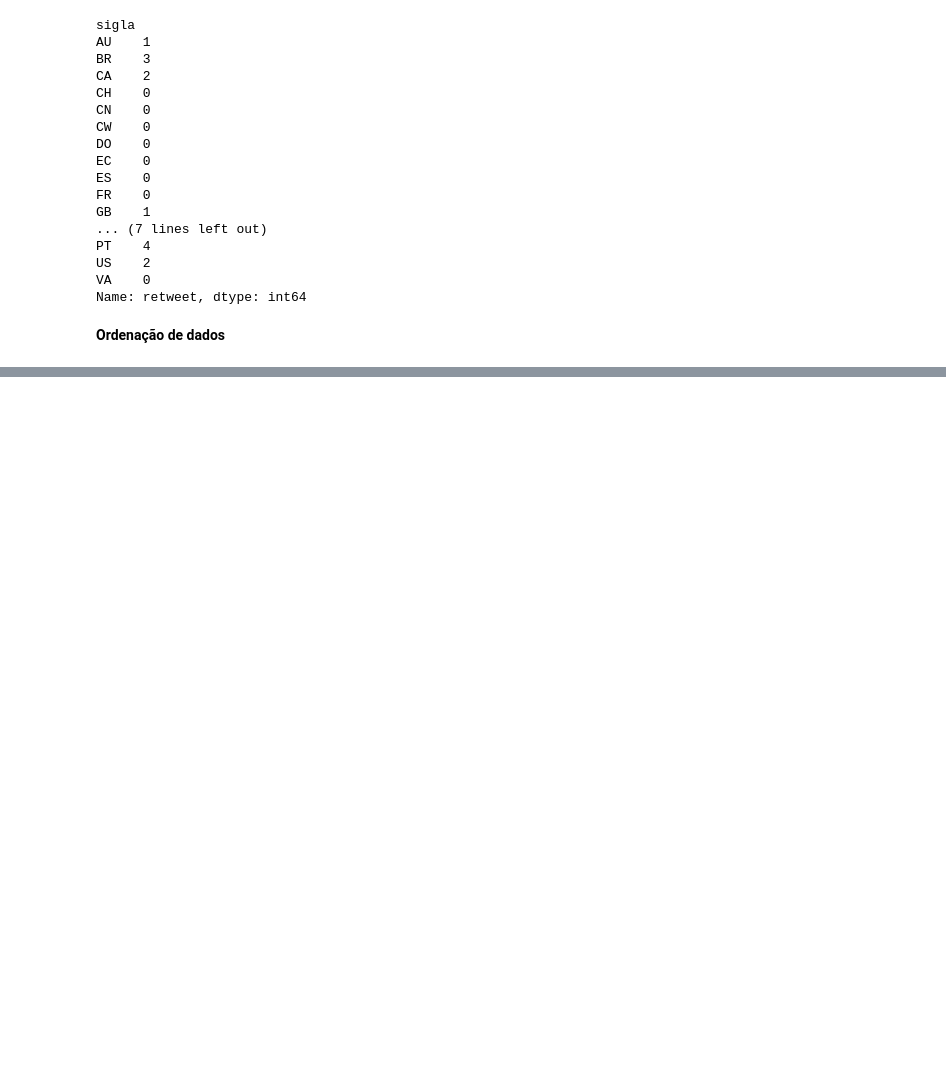
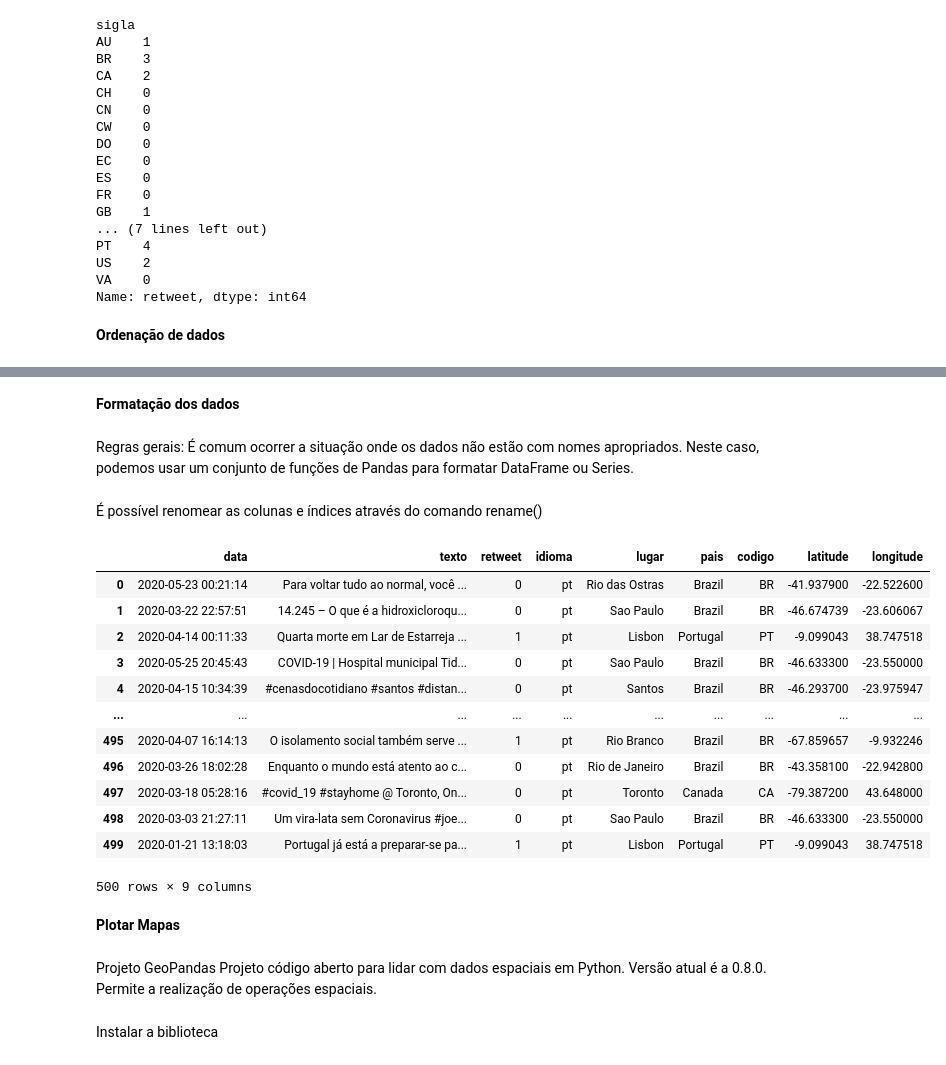
Before and after one commit to RubenSicchar/Lab-de-Ci-ncia-de-Dados-com-Python-e-Pandas, a Jupyter notebook: Untitled6.ipynb, the cells around one changed output, grey strips where cells are left out. Saved outputs shown, nothing was run; the diff lists cells and outputs as text; code cells hidden in the pictures; blank space fills up the shorter version.

```diff
--- a/Untitled6.ipynb
+++ b/Untitled6.ipynb
@@ -504,0 +680,34 @@ Name: retweet, dtype: int64
+# %% [markdown]
+**Formatação dos dados**
+# %% [markdown]
+Regras gerais:
+É comum ocorrer a situação onde os dados não estão com nomes apropriados.
+Neste caso, podemos usar um conjunto de funções de Pandas para formatar DataFrame ou Series.
+# %% [markdown]
+É possível renomear as colunas e índices através do comando rename()
+# %%
+#@title
+dados.rename(columns={'sigla': 'codigo'})
+# %% [output]
+|  | data | texto | retweet | idioma | lugar | pais | codigo | latitude | longitude |
+| 0 | 2020-05-23 00:21:14 | Para voltar tudo ao normal, você ... | 0 | pt | Rio das Ostras | Brazil | BR | -41.937900 | -22.522600 |
+| 1 | 2020-03-22 22:57:51 | 14.245 – O que é a hidroxicloroqu... | 0 | pt | Sao Paulo | Brazil | BR | -46.674739 | -23.606067 |
+| 2 | 2020-04-14 00:11:33 | Quarta morte em Lar de Estarreja ... | 1 | pt | Lisbon | Portugal | PT | -9.099043 | 38.747518 |
+| 3 | 2020-05-25 20:45:43 | COVID-19 | Hospital municipal Tid... | 0 | pt | Sao Paulo | Brazil | BR | -46.633300 | -23.550000 |
+| 4 | 2020-04-15 10:34:39 | #cenasdocotidiano #santos #distan... | 0 | pt | Santos | Brazil | BR | -46.293700 | -23.975947 |
+| ... | ... | ... | ... | ... | ... | ... | ... | ... | ... |
+| 495 | 2020-04-07 16:14:13 | O isolamento social também serve ... | 1 | pt | Rio Branco | Brazil | BR | -67.859657 | -9.932246 |
+| 496 | 2020-03-26 18:02:28 | Enquanto o mundo está atento ao c... | 0 | pt | Rio de Janeiro | Brazil | BR | -43.358100 | -22.942800 |
+| 497 | 2020-03-18 05:28:16 | #covid_19 #stayhome @ Toronto, On... | 0 | pt | Toronto | Canada | CA | -79.387200 | 43.648000 |
+| 498 | 2020-03-03 21:27:11 | Um vira-lata sem Coronavirus #joe... | 0 | pt | Sao Paulo | Brazil | BR | -46.633300 | -23.550000 |
+| 499 | 2020-01-21 13:18:03 | Portugal já está a preparar-se pa... | 1 | pt | Lisbon | Portugal | PT | -9.099043 | 38.747518 |
+500 rows × 9 columns
+# %% [markdown]
+**Plotar Mapas**
+# %% [markdown]
+Projeto GeoPandas
+Projeto código aberto para lidar com dados espaciais em Python.
+Versão atual é a 0.8.0.
+Permite a realização de operações espaciais.
+# %% [markdown]
+Instalar a biblioteca
```
Also changed, not shown: parts of 37 cells of this notebook.
